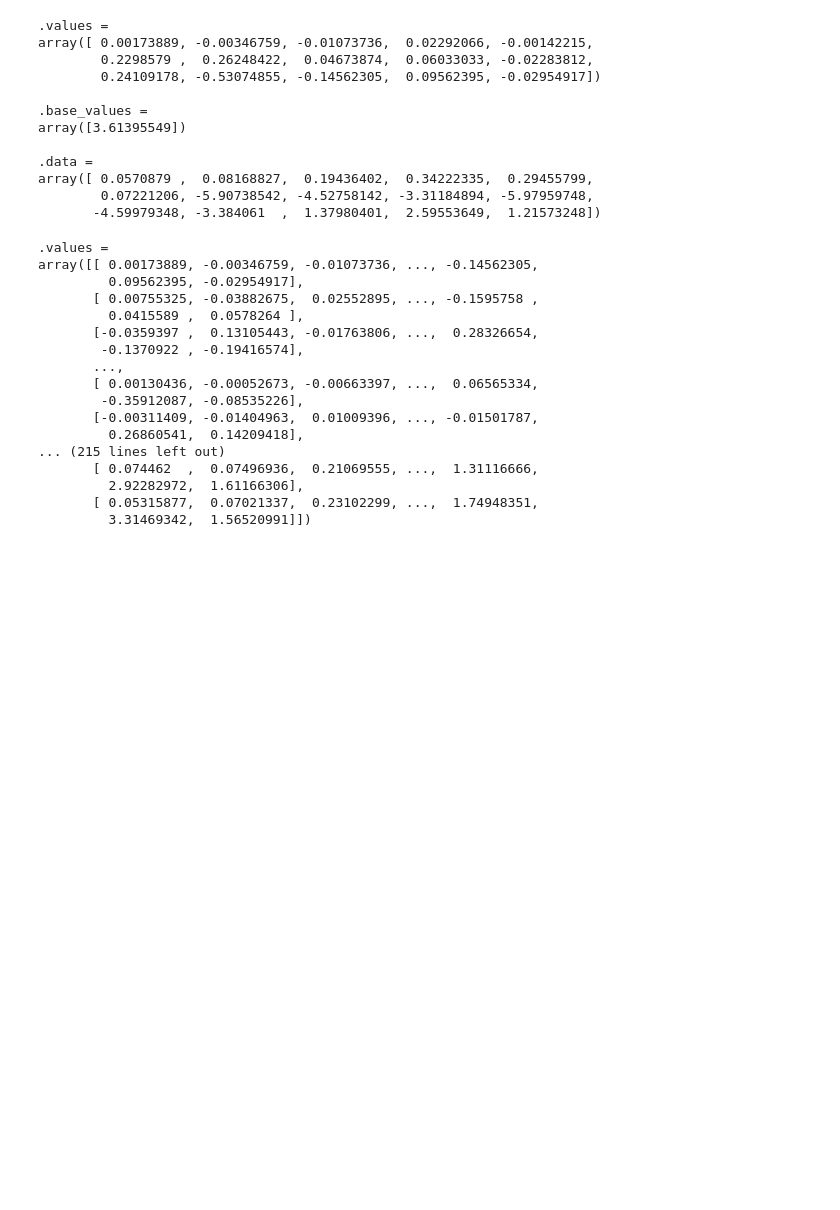
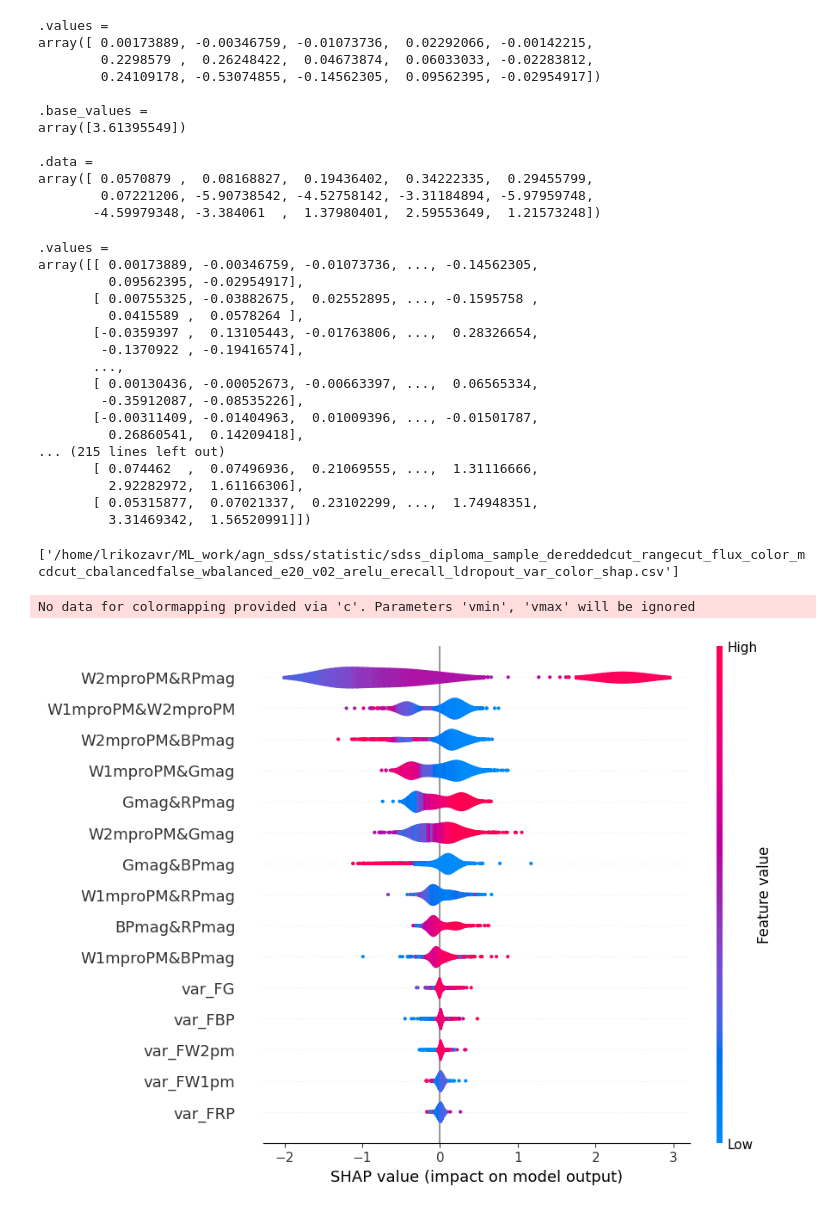
Before and after one commit to lrikozavr/extragalactic_object_locate_with_ml, a Jupyter notebook: export/shap_1.ipynb, the cells around one changed output. Saved outputs shown, nothing was run; the diff lists cells and outputs as text; code cells hidden in the pictures; blank space fills up the shorter version.

```diff
--- a/export/shap_1.ipynb
+++ b/export/shap_1.ipynb
@@ -625,3 +672,16 @@ array([[ 0.00173889, -0.00346759, -0.01073736, ..., -0.14562305,
          2.92282972,  1.61166306],
        [ 0.05315877,  0.07021337,  0.23102299, ...,  1.74948351,
          3.31469342,  1.56520991]])
+# %%
+from joblib import dump,load
+
+dump(shap_values,f"{config.path_stat}/{config.name_sample}_shap.csv")
+# %% [output]
+['/home/lrikozavr/ML_work/agn_sdss/statistic/sdss_diploma_sample_dereddedcut_rangecut_flux_color_mcdcut_cbalancedfalse_wbalanced_e20_v02_arelu_erecall_ldropout_var_color_shap.csv']
+# %%
+sh = load(f"{config.path_stat}/{config.name_sample}_shap.csv")
+
+shap.plots.violin(sh)
+# %% [output]
+No data for colormapping provided via 'c'. Parameters 'vmin', 'vmax' will be ignored
+[figure, added]
```
Also changed, not shown: parts of 7 cells of this notebook, 1 other file.
